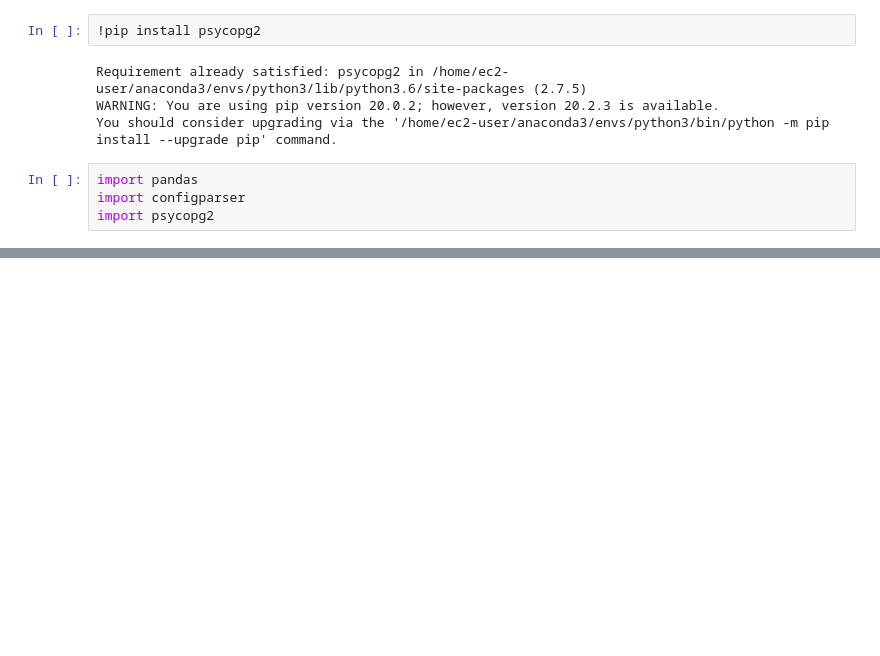
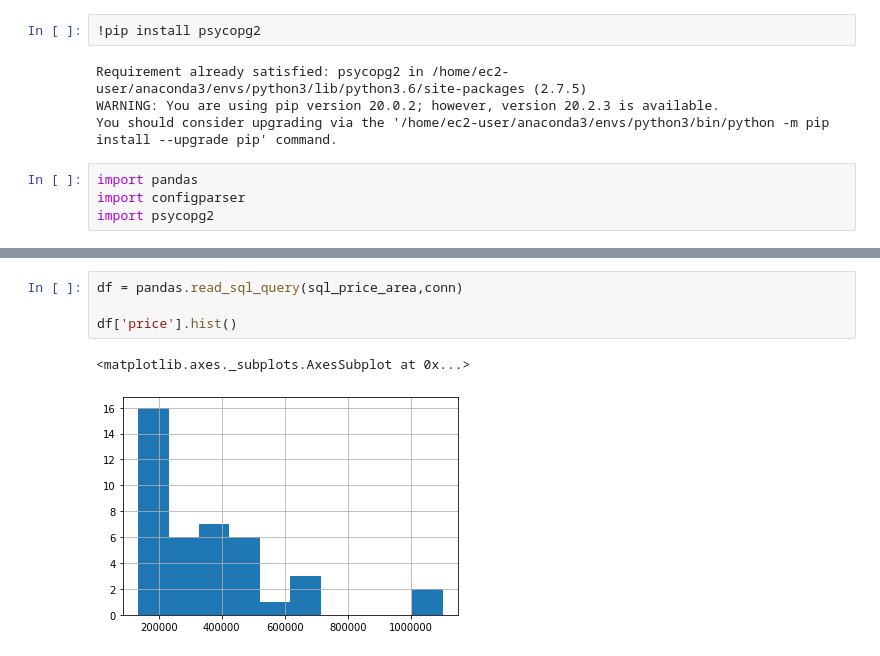
Before and after one commit to evanmungin/ia340-1, a Jupyter notebook: lec4.ipynb, the cells around one changed output, grey strips where cells are left out. Saved outputs shown, nothing was run; the diff lists cells and outputs as text; blank space fills up the shorter version.

```diff
--- a/lec4.ipynb
+++ b/lec4.ipynb
@@ -30,0 +118,7 @@ import psycopg2
+# %%
+df = pandas.read_sql_query(sql_price_area,conn)
+
+df['price'].hist()
+# %% [output]
+<matplotlib.axes._subplots.AxesSubplot at 0x...>
+[figure, added]
```
Also changed, not shown: parts of 27 cells of this notebook.
